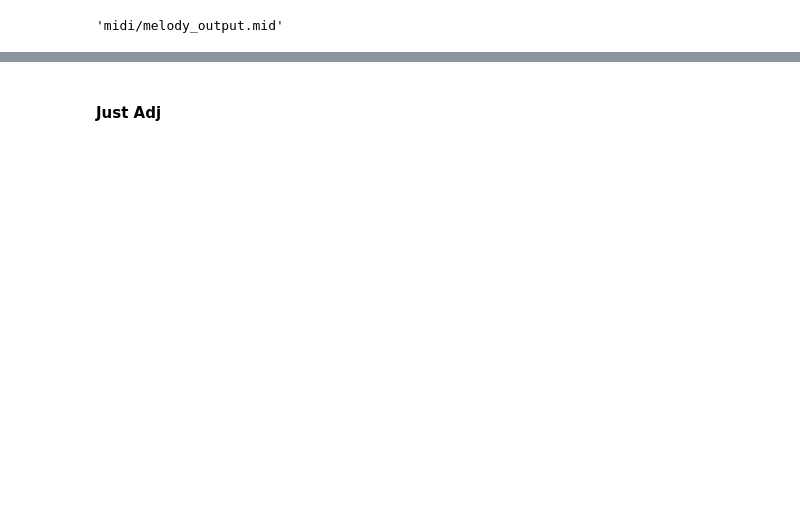
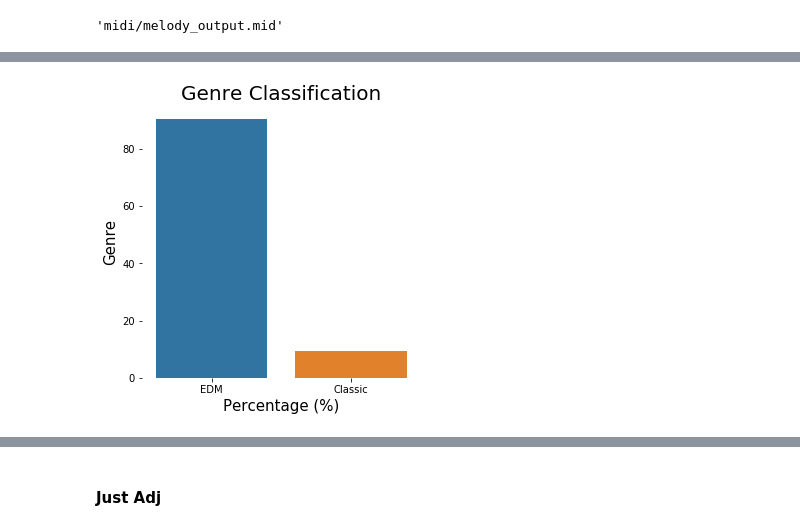
Before and after one commit to silvernine209/edm_generator, a Jupyter notebook: edm_generator_mac_newest.ipynb, the cells around one changed output, grey strips where cells are left out. Drawn from its saved outputs; the diff is of its cells as text; code cells hidden in the pictures; blank space fills up the shorter version.

```diff
--- a/edm_generator_mac_newest.ipynb
+++ b/edm_generator_mac_newest.ipynb
@@ -1237,0 +1345,4 @@ Music file midi/melody_output.mid loaded!
+# %%
+plot_genre_composition(pred)
+# %% [output]
+[figure, added]
```
Also changed, not shown: parts of 18 cells of this notebook.
